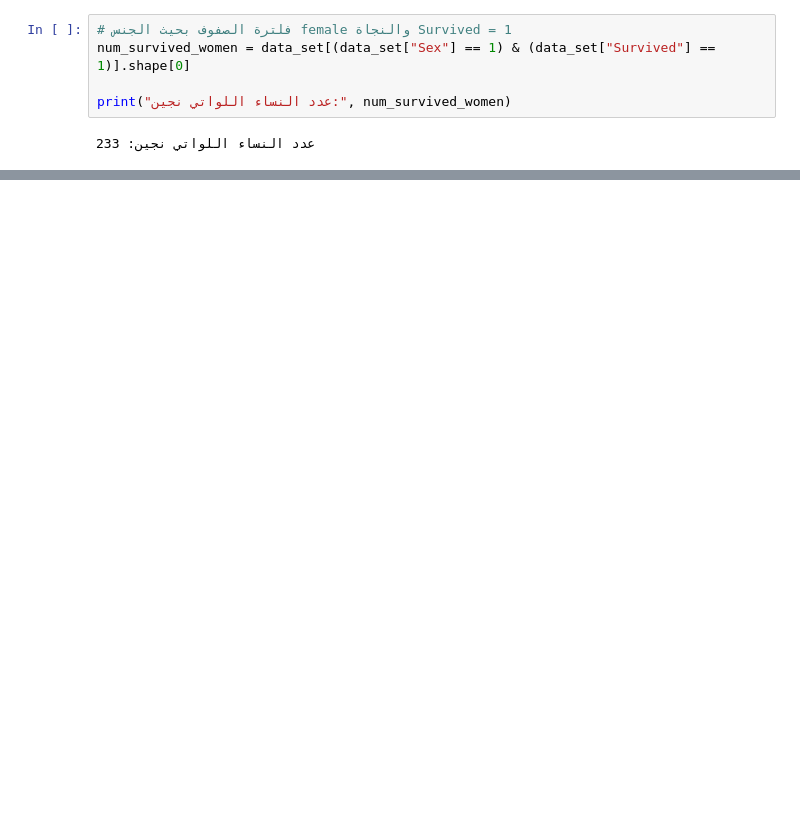
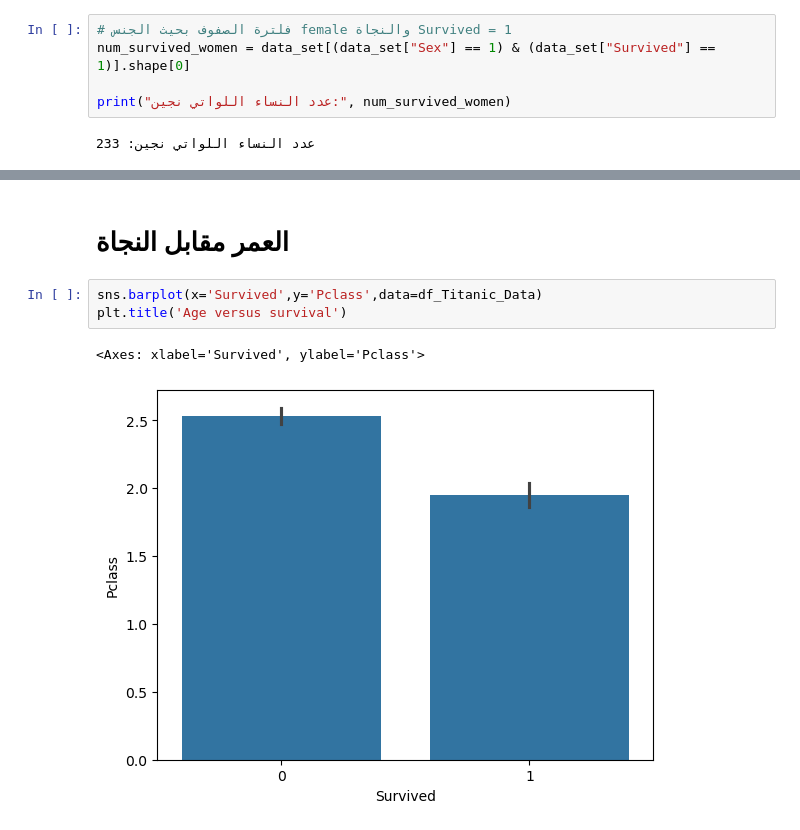
Before and after one commit to Loai-Alrazi/Python, a Jupyter notebook: Data analays/Titanic_Data.ipynb, the cells around one changed output, grey strips where cells are left out. Drawn from its saved outputs; the diff is of its cells as text; blank space fills up the shorter version.

```diff
--- a/Data analays/Titanic_Data.ipynb
+++ b/Data analays/Titanic_Data.ipynb
@@ -99,0 +136,8 @@ print("عدد النساء اللواتي نجين:", num_survived_women)
+# %% [markdown]
+# العمر مقابل النجاة
+# %%
+sns.barplot(x='Survived',y='Pclass',data=df_Titanic_Data)
+plt.title('Age versus survival')
+# %% [output]
+<Axes: xlabel='Survived', ylabel='Pclass'>
+[figure, added]
```
Also changed, not shown: parts of 12 cells of this notebook.
